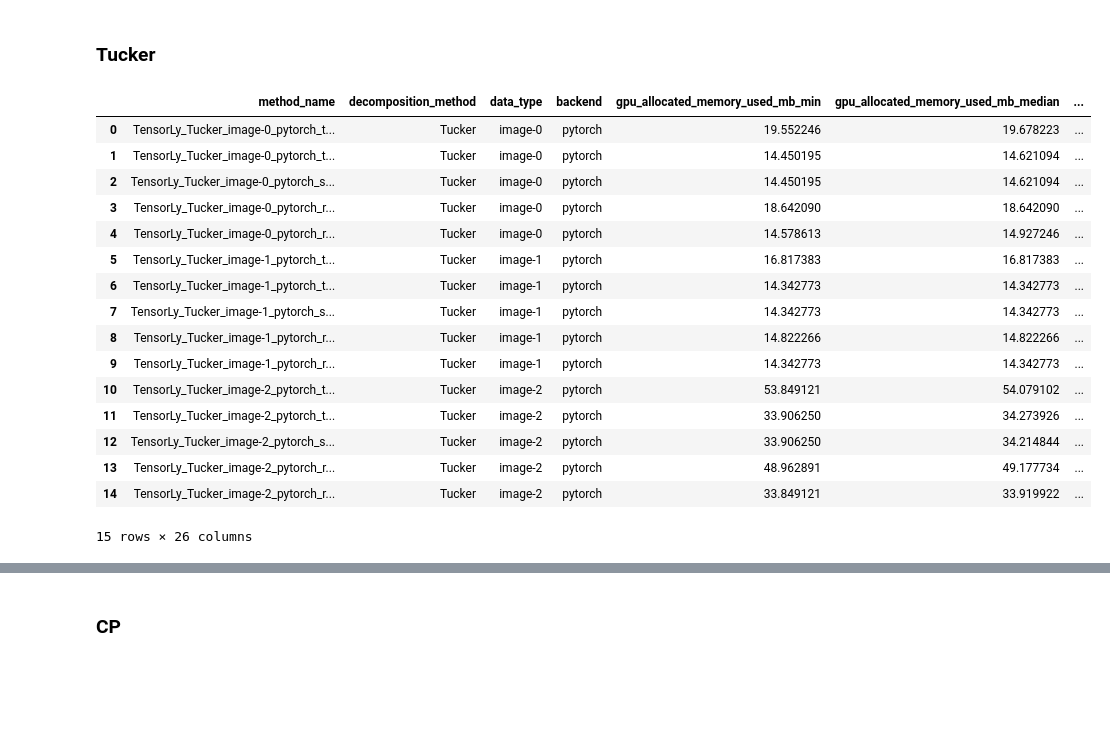
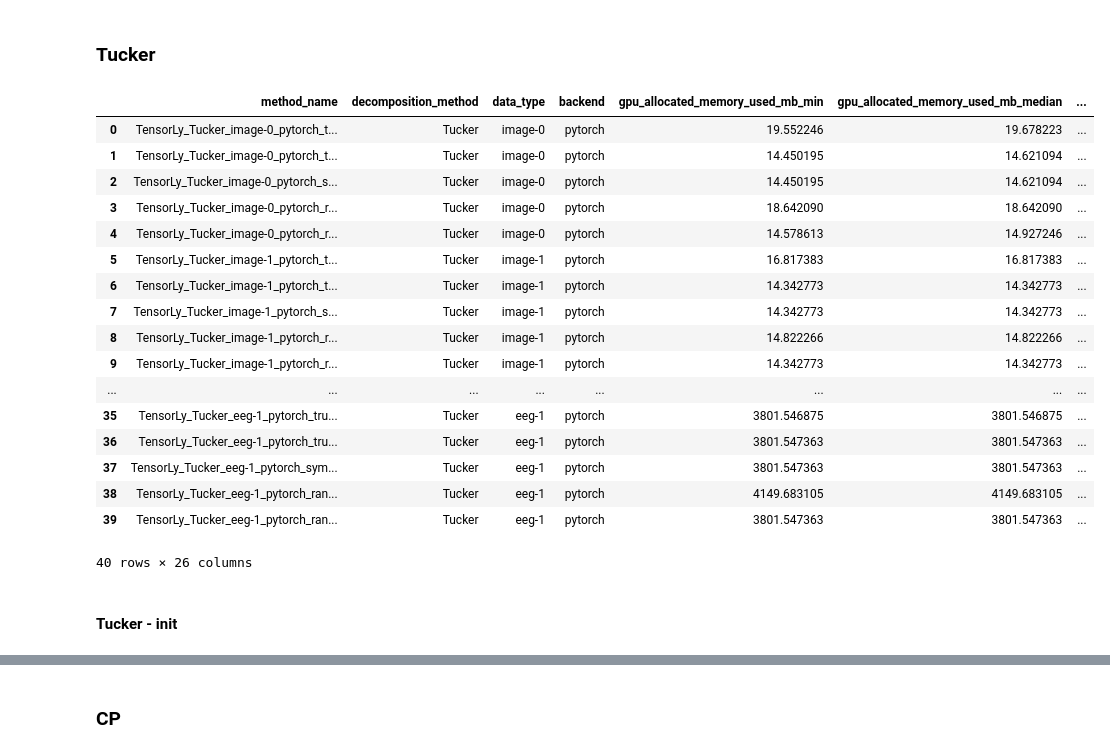
Before and after one commit to Innopolis-tensor-compression/tensor-compression-methods, a Jupyter notebook: experiments/check_methods_logs.ipynb, the cells around one changed output, grey strips where cells are left out. Saved outputs shown, nothing was run; the diff lists cells and outputs as text; code cells hidden in the pictures; blank space fills up the shorter version.

```diff
--- a/experiments/check_methods_logs.ipynb
+++ b/experiments/check_methods_logs.ipynb
@@ -794,8 +794,17 @@ for decomposition_method, df_by_decomposition_method in dfs_by_decomposition_met
         if row["decomposition_method"] == "Tucker":
             enriched_row["init"] = matching_log["method_args"].get("init")
             enriched_row["svd"] = matching_log["method_args"].get("svd")
+
+            if enriched_row["svd"] is None or enriched_row["init"] is None:
+                print(matching_log["method_args"])
         elif row["decomposition_method"] == "TensorTrain":
-            enriched_row["svd"] = matching_log["method_args"].get("svd")
+            if "T3F" in row["method_name"]:
+                enriched_row["svd"] = "T3F implementation"
+            else:
+                enriched_row["svd"] = matching_log["method_args"].get("svd")
+
+            if enriched_row["svd"] is None:
+                print(matching_log["method_args"])
         elif row["decomposition_method"] == "CP":
             enriched_row["init"] = matching_log["method_args"].get("init")
             enriched_row["svd"] = matching_log["method_args"].get("svd")
@@ -805,6 +814,17 @@ for decomposition_method, df_by_decomposition_method in dfs_by_decomposition_met
             enriched_row["l2_reg"] = matching_log["method_args"].get("l2_reg")
             enriched_row["cvg_criterion"] = matching_log["method_args"].get("cvg_criterion")
 
+            if (
+                    enriched_row["svd"] is None or
+                    enriched_row["init"] is None or
+                    enriched_row["normalize_factors"] is None or
+                    enriched_row["orthogonalise"] is None or
+                    enriched_row["tol"] is None or
+                    enriched_row["l2_reg"] is None or
+                    enriched_row["cvg_criterion"] is None
+            ):
+                print(matching_log["method_args"])
+
         enriched_rows.append(enriched_row)
 
     dfs_by_decomposition_method[decomposition_method] = pd.DataFrame(enriched_rows)
@@ -1623,24 +1683,25 @@ dict_keys(['Tucker', 'TensorTrain', 'CP'])
 # %% [markdown]
 ### Tucker
 # %%
-mask = dfs_by_decomposition_method['Tucker']['data_type'].isin(['image-0', 'image-1', 'image-2'])
-df_tucker_images = dfs_by_decomposition_method['Tucker'].loc[mask]
-df_tucker_images
+dfs_by_decomposition_method['Tucker']
 # %% [output]
 |  | method_name | decomposition_method | data_type | backend | gpu_allocated_memory_used_mb_min | gpu_allocated_memory_used_mb_median | ... |
 | 0 | TensorLy_Tucker_image-0_pytorch_t... | Tucker | image-0 | pytorch | 19.552246 | 19.678223 | ... |
 | 1 | TensorLy_Tucker_image-0_pytorch_t... | Tucker | image-0 | pytorch | 14.450195 | 14.621094 | ... |
 | 2 | TensorLy_Tucker_image-0_pytorch_s... | Tucker | image-0 | pytorch | 14.450195 | 14.621094 | ... |
 | 3 | TensorLy_Tucker_image-0_pytorch_r... | Tucker | image-0 | pytorch | 18.642090 | 18.642090 | ... |
 | 4 | TensorLy_Tucker_image-0_pytorch_r... | Tucker | image-0 | pytorch | 14.578613 | 14.927246 | ... |
 | 5 | TensorLy_Tucker_image-1_pytorch_t... | Tucker | image-1 | pytorch | 16.817383 | 16.817383 | ... |
 | 6 | TensorLy_Tucker_image-1_pytorch_t... | Tucker | image-1 | pytorch | 14.342773 | 14.342773 | ... |
 | 7 | TensorLy_Tucker_image-1_pytorch_s... | Tucker | image-1 | pytorch | 14.342773 | 14.342773 | ... |
 | 8 | TensorLy_Tucker_image-1_pytorch_r... | Tucker | image-1 | pytorch | 14.822266 | 14.822266 | ... |
 | 9 | TensorLy_Tucker_image-1_pytorch_r... | Tucker | image-1 | pytorch | 14.342773 | 14.342773 | ... |
-| 10 | TensorLy_Tucker_image-2_pytorch_t... | Tucker | image-2 | pytorch | 53.849121 | 54.079102 | ... |
-| 11 | TensorLy_Tucker_image-2_pytorch_t... | Tucker | image-2 | pytorch | 33.906250 | 34.273926 | ... |
-| 12 | TensorLy_Tucker_image-2_pytorch_s... | Tucker | image-2 | pytorch | 33.906250 | 34.214844 | ... |
-| 13 | TensorLy_Tucker_image-2_pytorch_r... | Tucker | image-2 | pytorch | 48.962891 | 49.177734 | ... |
-| 14 | TensorLy_Tucker_image-2_pytorch_r... | Tucker | image-2 | pytorch | 33.849121 | 33.919922 | ... |
+| ... | ... | ... | ... | ... | ... | ... | ... |
+| 35 | TensorLy_Tucker_eeg-1_pytorch_tru... | Tucker | eeg-1 | pytorch | 3801.546875 | 3801.546875 | ... |
+| 36 | TensorLy_Tucker_eeg-1_pytorch_tru... | Tucker | eeg-1 | pytorch | 3801.547363 | 3801.547363 | ... |
+| 37 | TensorLy_Tucker_eeg-1_pytorch_sym... | Tucker | eeg-1 | pytorch | 3801.547363 | 3801.547363 | ... |
+| 38 | TensorLy_Tucker_eeg-1_pytorch_ran... | Tucker | eeg-1 | pytorch | 4149.683105 | 4149.683105 | ... |
+| 39 | TensorLy_Tucker_eeg-1_pytorch_ran... | Tucker | eeg-1 | pytorch | 3801.547363 | 3801.547363 | ... |
-15 rows × 26 columns
+40 rows × 26 columns
+# %% [markdown]
+#### Tucker - init
```
Also changed, not shown: parts of 52 cells of this notebook.
